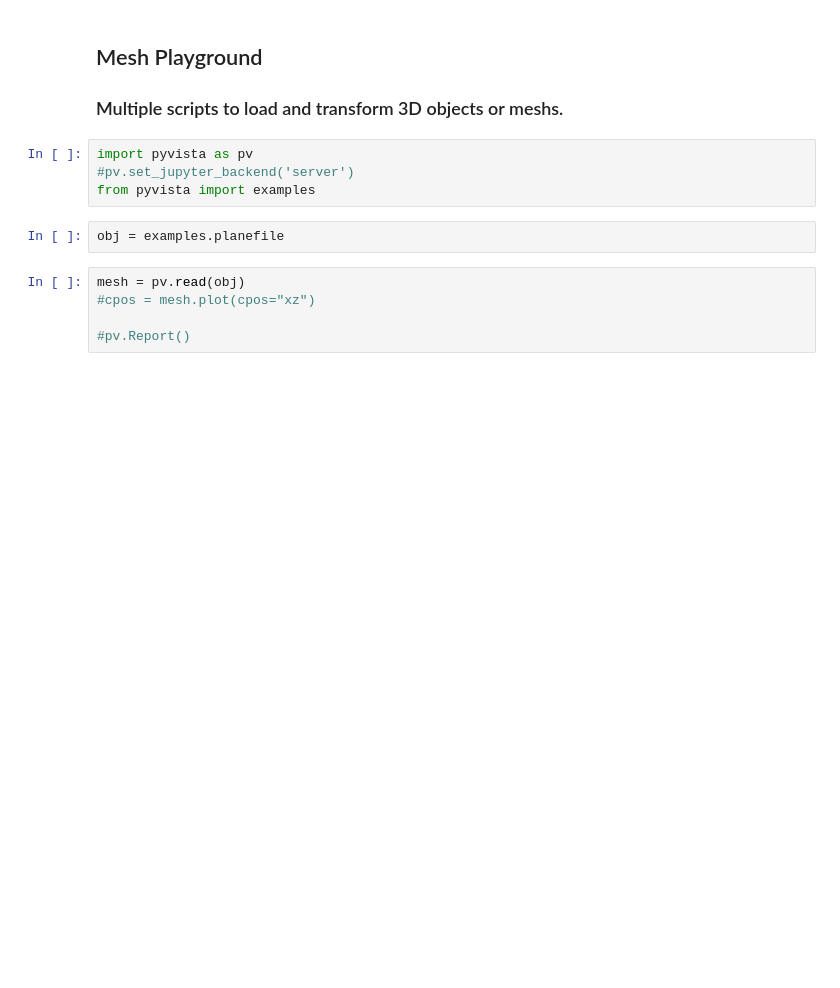
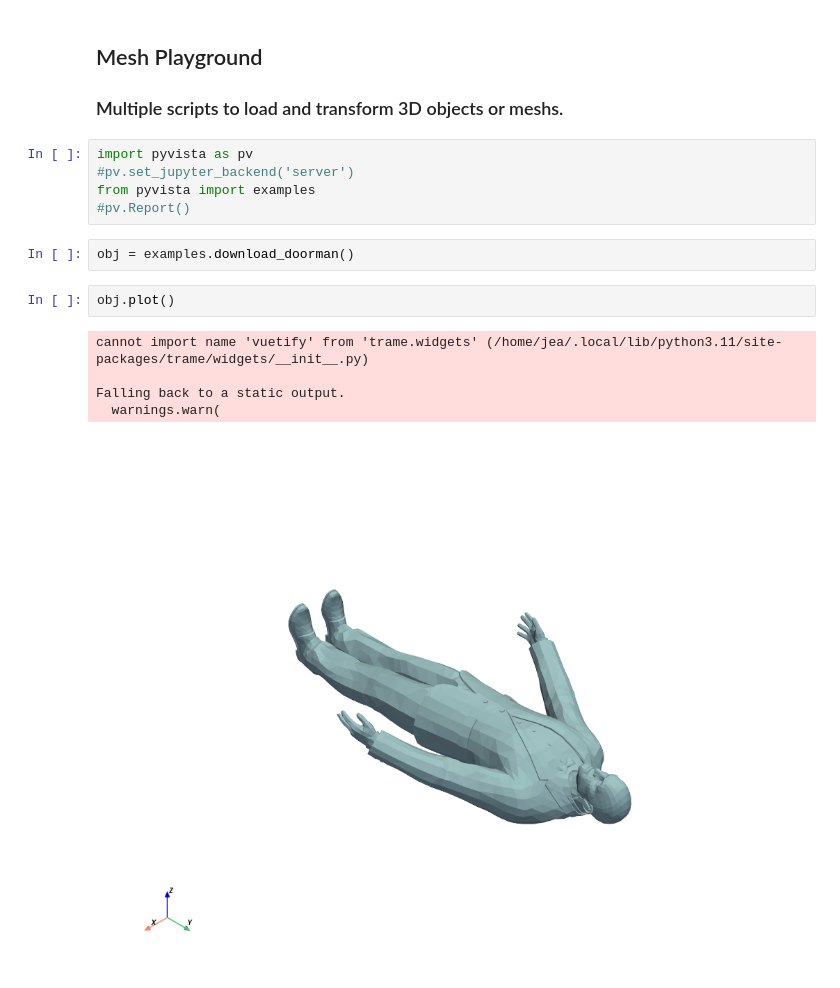
Before and after one commit to digitaico/ml, a Jupyter notebook: mesh/mesh.ipynb, the cells around one changed output. Saved outputs shown, nothing was run; the diff lists cells and outputs as text; blank space fills up the shorter version.

```diff
--- a/mesh/mesh.ipynb
+++ b/mesh/mesh.ipynb
@@ -6,12 +6,16 @@
 import pyvista as pv
 #pv.set_jupyter_backend('server')
 from pyvista import examples
+#pv.Report()
 # %%
-obj = examples.planefile
+obj = examples.download_doorman()
 # %%
-mesh = pv.read(obj)
-#cpos = mesh.plot(cpos="xz")
-
-#pv.Report()
+obj.plot()
+# %% [output]
+cannot import name 'vuetify' from 'trame.widgets' (/home/jea/.local/lib/python3.11/site-packages/trame/widgets/__init__.py)
+
+Falling back to a static output.
+  warnings.warn(
+[figure, added]
 # %%
 plotter = pv.Plotter()
```
Also changed, not shown: parts of 5 cells of this notebook.
